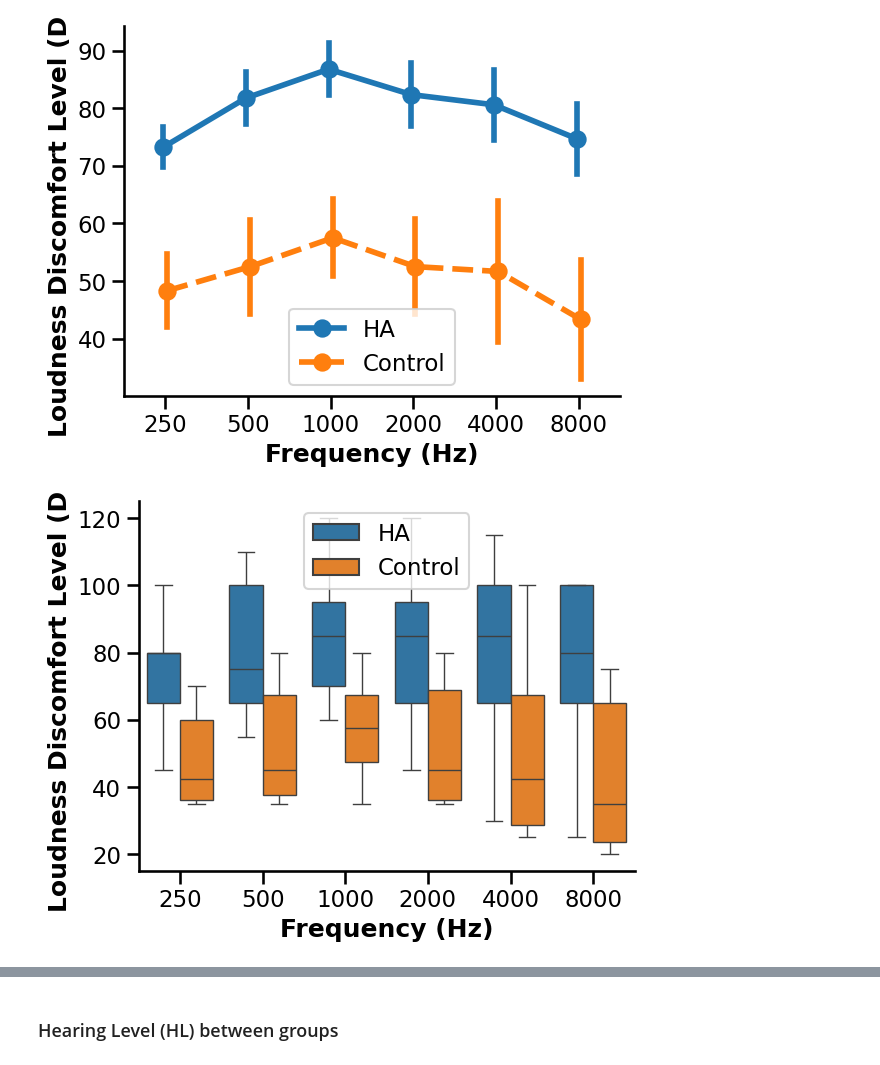
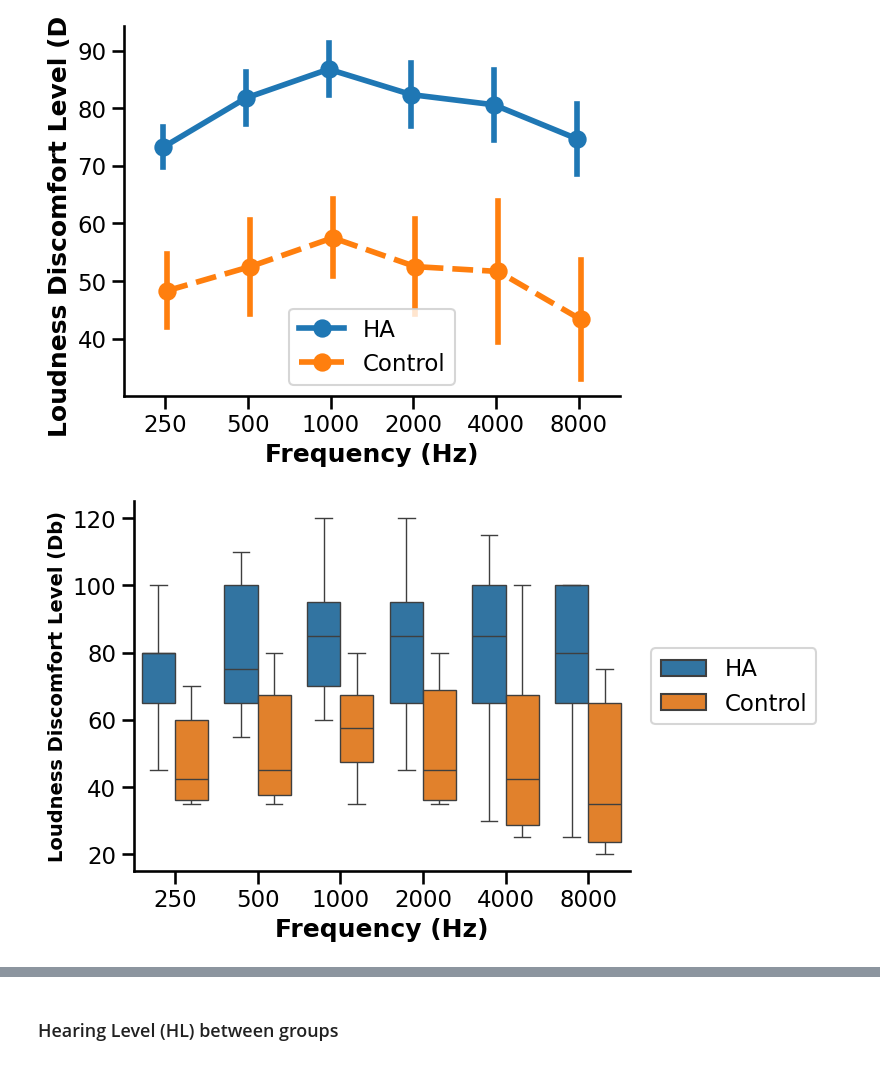
Before and after one commit to camila-maura/GIFTED-DFI, a Jupyter notebook: ha_analysis.ipynb, the cells around one changed output, grey strips where cells are left out. Cells and saved outputs as stored; diff of their text form; code cells hidden in the pictures.

Commit message:
HA profile analysis

```diff
--- a/ha_analysis.ipynb
+++ b/ha_analysis.ipynb
@@ -86,6 +141,7 @@ df = df[
         "Avg_HL_R",
         "Avg_HL",
         "AQ_TOTAL",
+        "Profile",
     ]
 ]
 # %% [markdown]
@@ -141,6 +197,7 @@ df_pointplots = df[
         "HL_4000",
         "HL_8000",
         "AQ_TOTAL",
+        "Profile",
     ]
 ]
 # %%
@@ -151,7 +208,7 @@ df_pointplots_control = df_pointplots[df_pointplots["Group"] == "Control"]
 # Melt for HA
 df_pointplots_HA = pd.melt(
     df_pointplots_HA,
-    id_vars=["Código de participante", "AQ_TOTAL"],
+    id_vars=["Código de participante", "AQ_TOTAL", "Profile"],
     value_vars=["LDL_250", "LDL_500", "LDL_1000", "LDL_2000", "LDL_4000", "LDL_8000"],
 )
 df_pointplots_HA["Group"] = "HA"
@@ -159,7 +216,7 @@ df_pointplots_HA["Group"] = "HA"
 # Melt for control
 df_pointplots_control = pd.melt(
     df_pointplots_control,
-    id_vars=["Código de participante", "AQ_TOTAL"],
+    id_vars=["Código de participante", "AQ_TOTAL", "Profile"],
     value_vars=["LDL_250", "LDL_500", "LDL_1000", "LDL_2000", "LDL_4000", "LDL_8000"],
 )
 df_pointplots_control["Group"] = "Control"
@@ -185,3 +242,4 @@ df_pointplots_ldl
 # %%
 # Rename columns
-df_pointplots_ldl.columns = ["ID", "AQ", "Frequency", "Db", "Group"]
+df_pointplots_ldl.columns = ["ID", "AQ", "Profile", "Frequency", "Db", "Group"]
+df_pointplots_ldl
@@ -368,20 +434,20 @@ plt.show()
 # %%
 sns.set_context("talk")
 fig = sns.boxplot(
     data=df_pointplots_ldl, x="Frequency", y="Db", hue="Group", dodge=True
 )
 fig.spines["top"].set_visible(False)
 fig.spines["right"].set_visible(False)
 fig.set_xticklabels([250, 500, 1000, 2000, 4000, 8000])
 fig.set_ylabel(
-    "Loudness Discomfort Level (Db)", fontdict={"weight": "bold"}
+    "Loudness Discomfort Level (Db)", fontdict={"weight": "bold", "fontsize": 14}
 )  # TODO qué unidad es esta?
 fig.set_xlabel("Frequency (Hz)", fontdict={"weight": "bold"})
 
 # Remove legend title
 handles, labels = fig.get_legend_handles_labels()
-fig.legend(handles=handles[2:], labels=labels[2:])
+fig.legend(loc="center right", bbox_to_anchor=(1.4, 0.5))
 
 plt.show()
 # %% [output]
-[figure, old version]
+[figure, new version]
```
Also changed, not shown: parts of 20 cells of this notebook.
